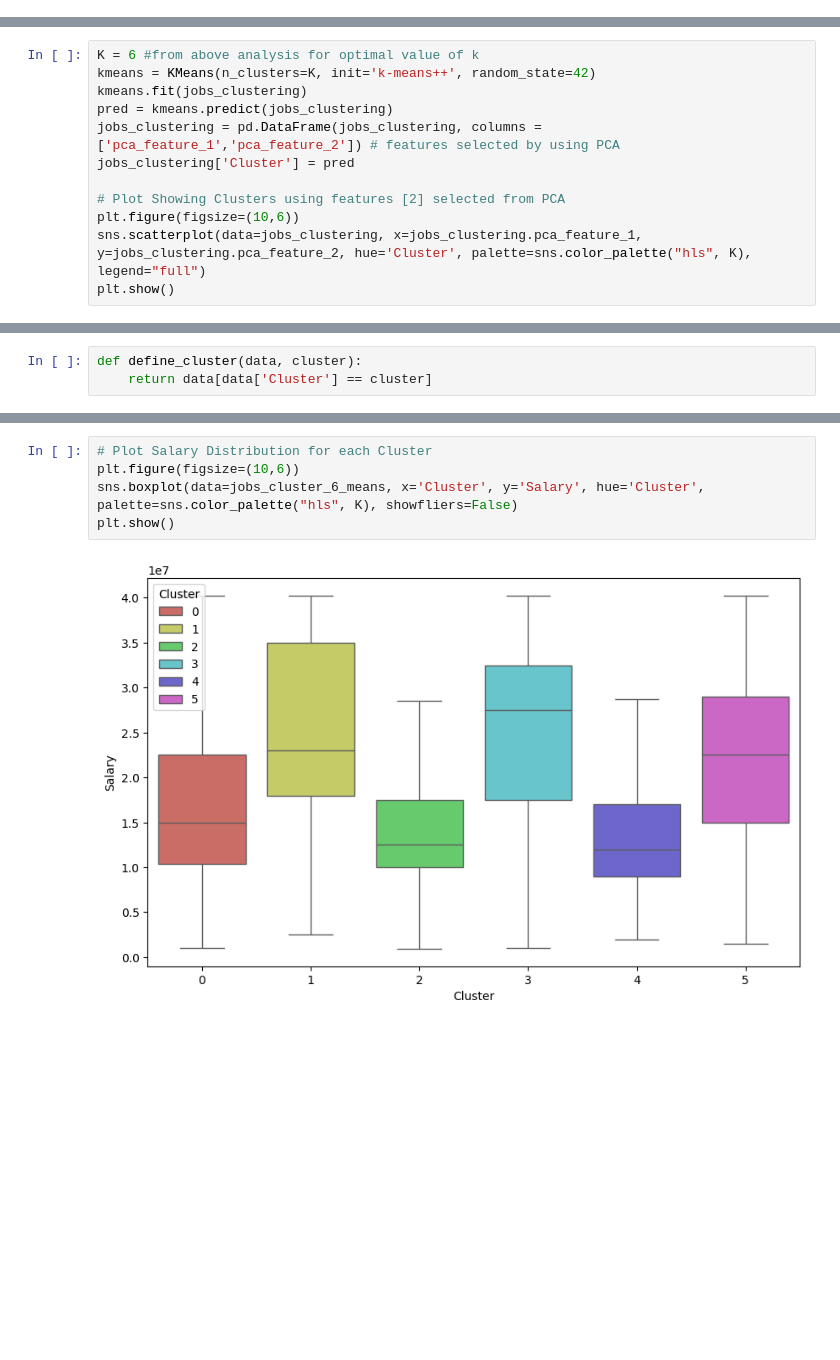
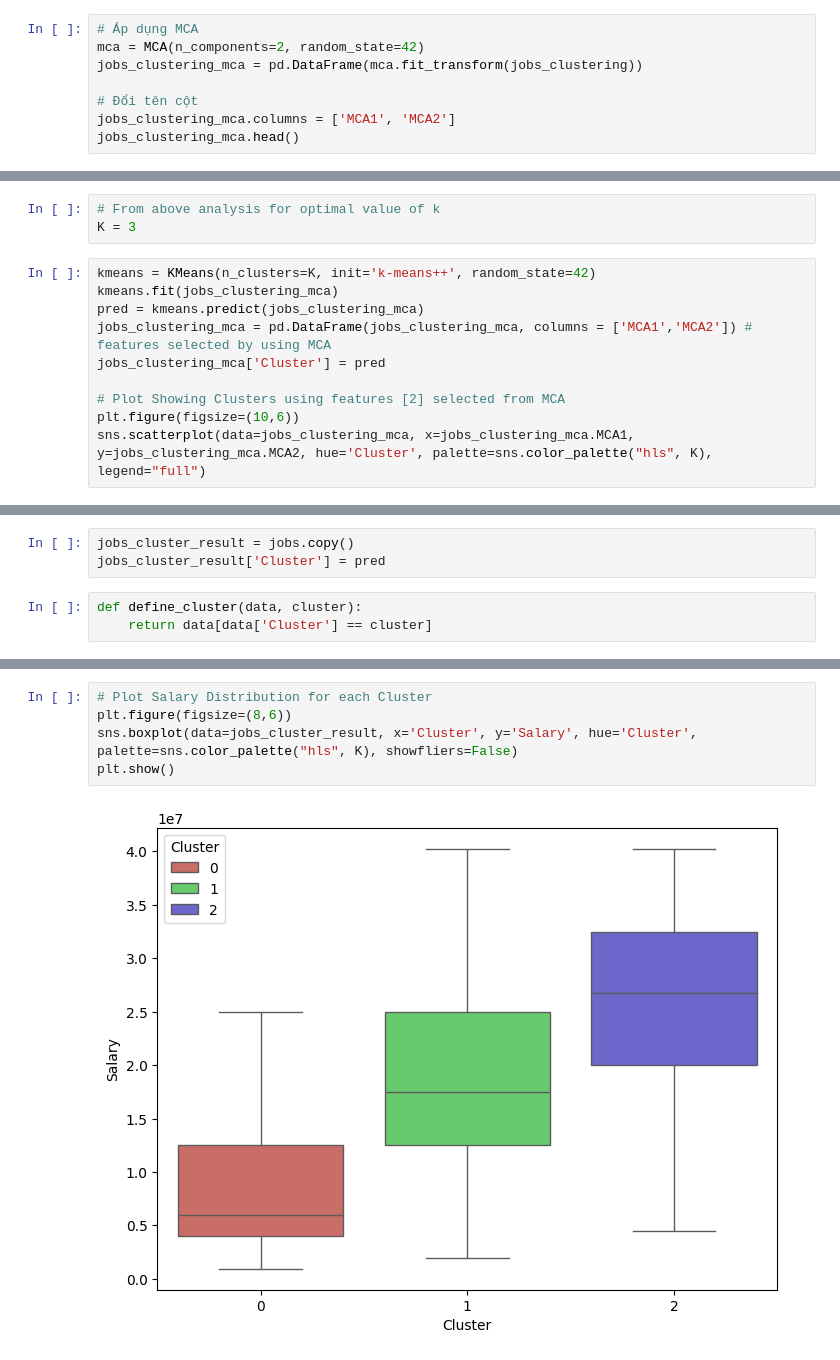
Before and after one commit to mxtruongplayboy/IT-salary-forecast-based-on-job-postings, a Jupyter notebook: src/Data-Science-Analysis-K means.ipynb, the cells around one changed output, grey strips where cells are left out. Cells and saved outputs as stored; diff of their text form; blank space fills up the shorter version.

Commit message:
Using MCA for visualization

```diff
--- a/src/Data-Science-Analysis-K means.ipynb
+++ b/src/Data-Science-Analysis-K means.ipynb
@@ -80,0 +61,8 @@ jobs_clustering = pca.transform(jobs_clustering)
+# %%
+# Áp dụng MCA
+mca = MCA(n_components=2, random_state=42)
+jobs_clustering_mca = pd.DataFrame(mca.fit_transform(jobs_clustering))
+
+# Đổi tên cột
+jobs_clustering_mca.columns = ['MCA1', 'MCA2']
+jobs_clustering_mca.head()
@@ -99,13 +116,14 @@ choose_K(jobs_clustering)
+# %%
+# From above analysis for optimal value of k
+K = 3
 # %%
-K = 6 #from above analysis for optimal value of k
 kmeans = KMeans(n_clusters=K, init='k-means++', random_state=42)
-kmeans.fit(jobs_clustering)
-pred = kmeans.predict(jobs_clustering)
-jobs_clustering = pd.DataFrame(jobs_clustering, columns = ['pca_feature_1','pca_feature_2']) # features selected by using PCA
-jobs_clustering['Cluster'] = pred
+kmeans.fit(jobs_clustering_mca)
+pred = kmeans.predict(jobs_clustering_mca)
+jobs_clustering_mca = pd.DataFrame(jobs_clustering_mca, columns = ['MCA1','MCA2']) # features selected by using MCA
+jobs_clustering_mca['Cluster'] = pred
 
-# Plot Showing Clusters using features [2] selected from PCA
+# Plot Showing Clusters using features [2] selected from MCA
 plt.figure(figsize=(10,6))
-sns.scatterplot(data=jobs_clustering, x=jobs_clustering.pca_feature_1, y=jobs_clustering.pca_feature_2, hue='Cluster', palette=sns.color_palette("hls", K), legend="full")
-plt.show()
+sns.scatterplot(data=jobs_clustering_mca, x=jobs_clustering_mca.MCA1, y=jobs_clustering_mca.MCA2, hue='Cluster', palette=sns.color_palette("hls", K), legend="full")
 # %% [output]
@@ -117,3 +132,6 @@ jobs_cluster_6_means.to_csv('../data/k-means results/jobs_cluster_6_means.csv',
+# %%
+jobs_cluster_result = jobs.copy()
+jobs_cluster_result['Cluster'] = pred
 # %%
 def define_cluster(data, cluster):
     return data[data['Cluster'] == cluster]
@@ -139,7 +164,7 @@ Cluster 5: 1210
 # %%
 # Plot Salary Distribution for each Cluster
-plt.figure(figsize=(10,6))
-sns.boxplot(data=jobs_cluster_6_means, x='Cluster', y='Salary', hue='Cluster', palette=sns.color_palette("hls", K), showfliers=False)
+plt.figure(figsize=(8,6))
+sns.boxplot(data=jobs_cluster_result, x='Cluster', y='Salary', hue='Cluster', palette=sns.color_palette("hls", K), showfliers=False)
 plt.show()
 # %% [output]
-[figure, old version]
+[figure, new version]
```
Also changed, not shown: parts of 34 cells of this notebook, 7 other files.
